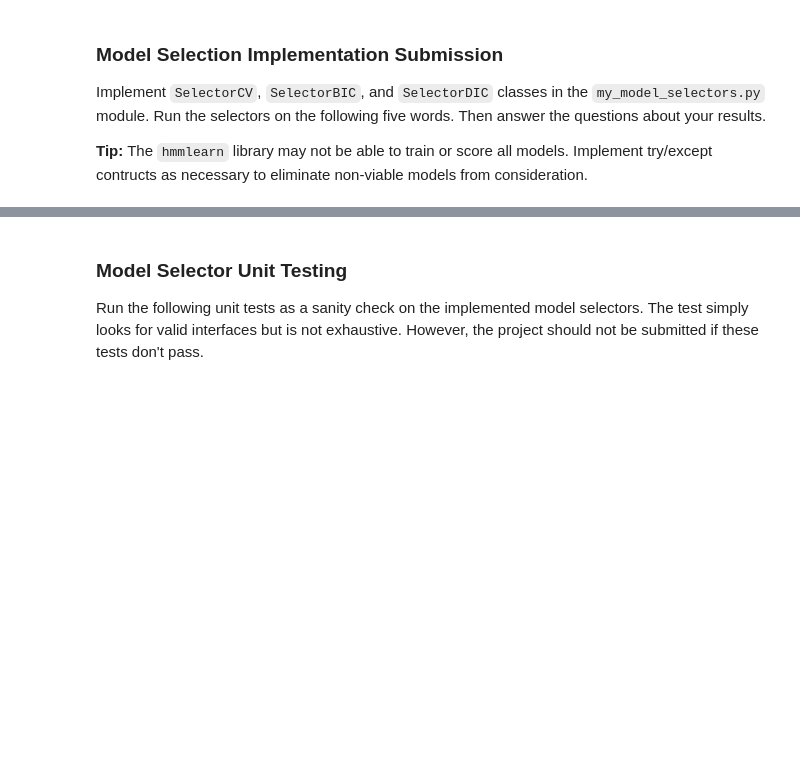
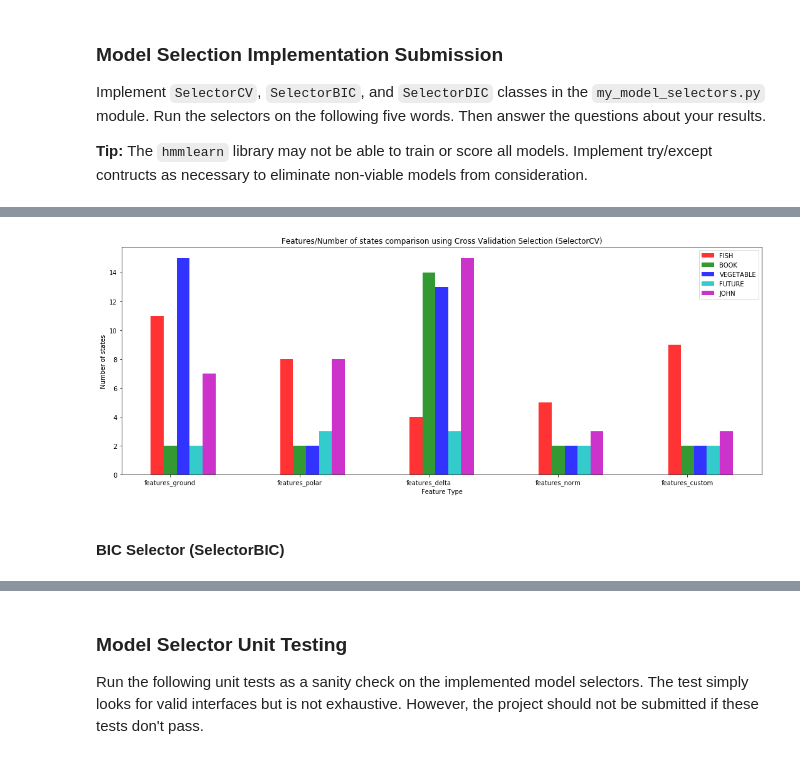
Before and after one commit to barbietunnie/AIND-Recognizer, a Jupyter notebook: asl_recognizer.ipynb, the cells around one changed output, grey strips where cells are left out. Cells and saved outputs as stored; diff of their text form; code cells hidden in the pictures; blank space fills up the shorter version.

```diff
--- a/asl_recognizer.ipynb
+++ b/asl_recognizer.ipynb
@@ -566 +725,37 @@ import timeit
+# %%
+import numpy  as  np
+import matplotlib.pyplot as plt
+
+features_listing = ('features_ground', 'features_polar', 'features_delta', 'features_norm', 'features_custom')
+# features_listing = ('ground', 'polar', 'delta', 'norm', 'custom')
+spacing = len(features_listing)
+
+# Create the plot
+fig, ax = plt.subplots()
+index = np.arange(len(features_listing))
+bar_width = 0.10
+opacity = 0.80
+
+fig.set_figheight(6)
+fig.set_figwidth(15)
+
+plt.bar(index, tuple(result['FISH']['num_states']), bar_width, alpha=opacity, color='r', label='FISH')
+plt.bar(index + bar_width, tuple(result['BOOK']['num_states']), bar_width, alpha=opacity, color='g', label='BOOK')
+plt.bar(index + (2 * bar_width), tuple(result['VEGETABLE']['num_states']), bar_width, alpha=opacity, color='b', label='VEGETABLE')
+plt.bar(index + (3 * bar_width), tuple(result['FUTURE']['num_states']), bar_width, alpha=opacity, color='c', label='FUTURE')
+plt.bar(index + (4 * bar_width), tuple(result['JOHN']['num_states']), bar_width, alpha=opacity, color='m', label='JOHN')
+
+plt.xlabel('Feature Type')
+plt.ylabel('Number of states')
+plt.title('Features/Number of states comparison using Cross Validation Selection (SelectorCV)')
+plt.xticks(index + bar_width, features_listing)
+plt.legend()
+plt.tight_layout()
+fig.savefig('charts/cv-states.png') # save to file
+plt.show()
+plt.close()
+# %% [output]
+[figure, added]
+# %% [markdown]
+#### BIC Selector (SelectorBIC)
 # %%
```
Also changed, not shown: parts of 49 cells of this notebook, 10 other files.
